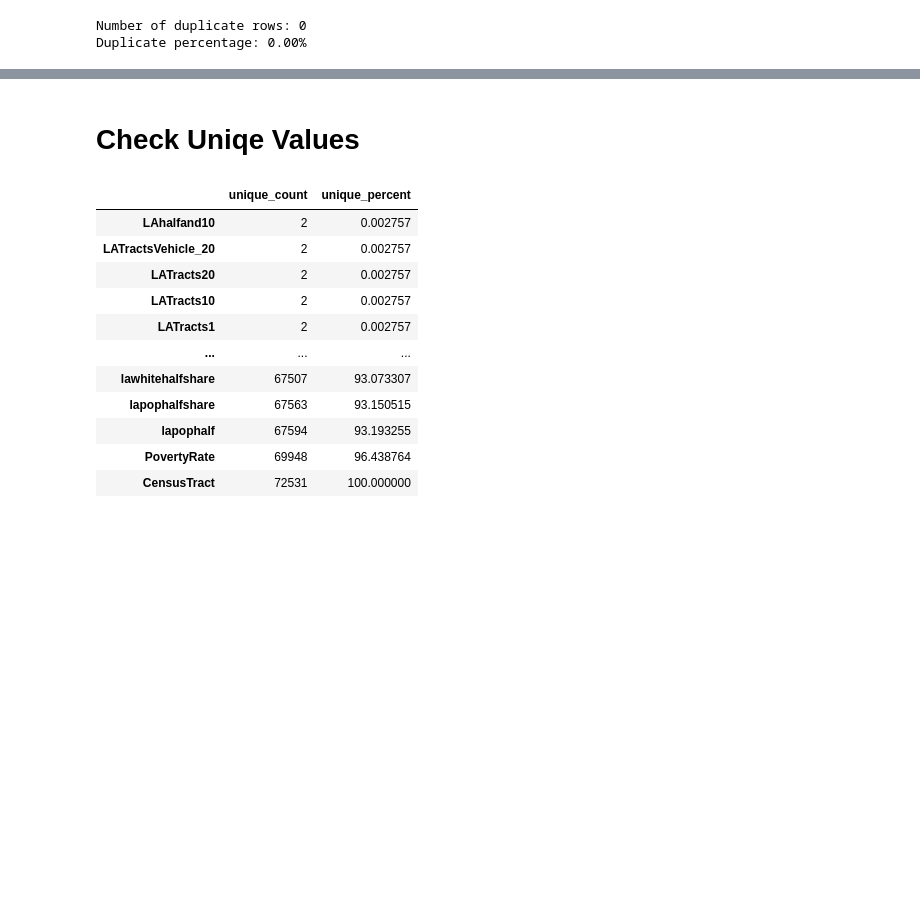
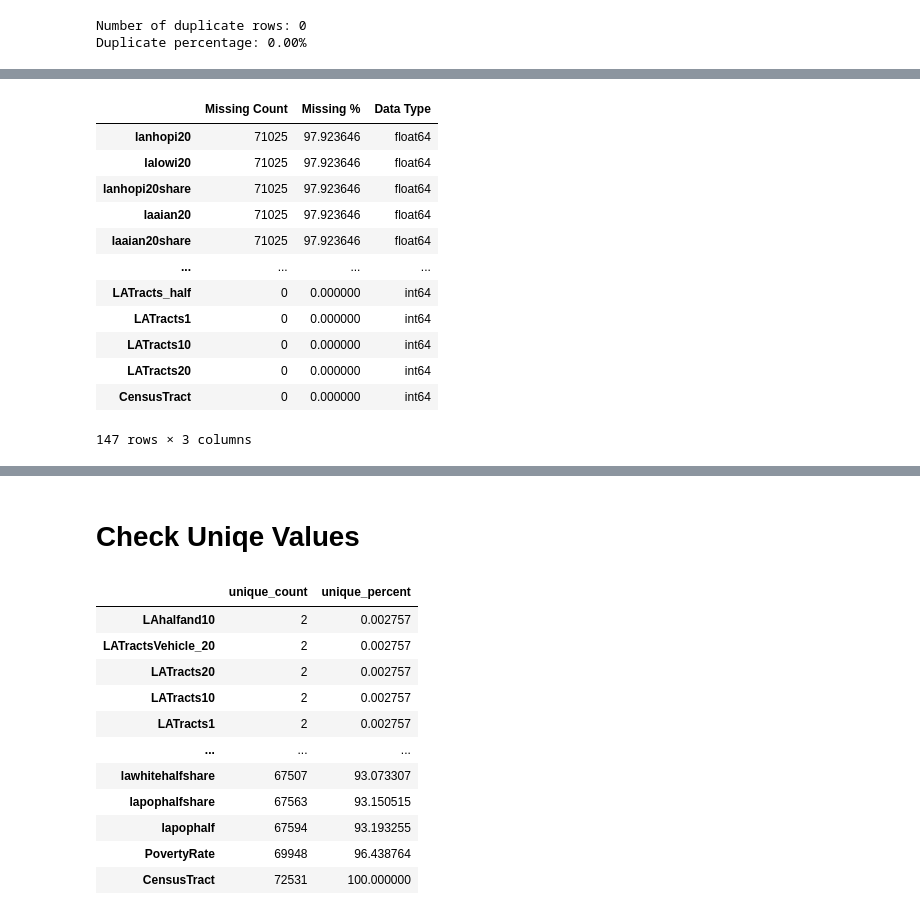
Before and after one commit to ngwalker93/ads599-capstone-hypertension-risk-atlas, a Jupyter notebook: code/validation/03_eda_FoodAccess.ipynb, the cells around one changed output, grey strips where cells are left out. Saved outputs shown, nothing was run; the diff lists cells and outputs as text; code cells hidden in the pictures; blank space fills up the shorter version.

```diff
--- a/code/validation/03_eda_FoodAccess.ipynb
+++ b/code/validation/03_eda_FoodAccess.ipynb
@@ -175,0 +143,23 @@ display(missing_summary[missing_summary["missing_count"] > 0])
+# %%
+missing = pd.DataFrame({
+    "Missing Count": df.isnull().sum(),
+    "Missing %": df.isnull().mean() * 100,
+    "Data Type": df.dtypes
+})
+
+missing = missing.sort_values("Missing %", ascending=False)
+display(missing)
+# %% [output]
+|  | Missing Count | Missing % | Data Type |
+| lanhopi20 | 71025 | 97.923646 | float64 |
+| lalowi20 | 71025 | 97.923646 | float64 |
+| lanhopi20share | 71025 | 97.923646 | float64 |
+| laaian20 | 71025 | 97.923646 | float64 |
+| laaian20share | 71025 | 97.923646 | float64 |
+| ... | ... | ... | ... |
+| LATracts_half | 0 | 0.000000 | int64 |
+| LATracts1 | 0 | 0.000000 | int64 |
+| LATracts10 | 0 | 0.000000 | int64 |
+| LATracts20 | 0 | 0.000000 | int64 |
+| CensusTract | 0 | 0.000000 | int64 |
+147 rows × 3 columns
```
Also changed, not shown: parts of 36 cells of this notebook.
